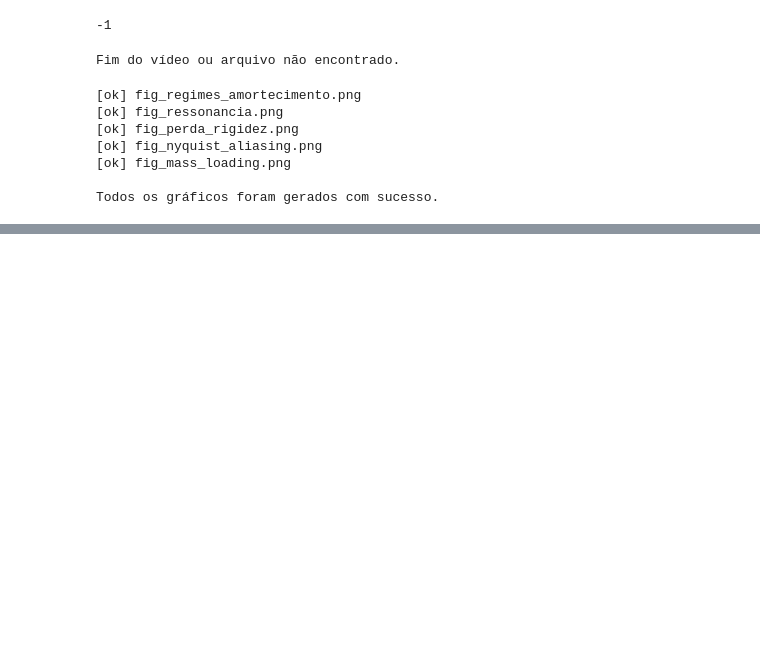
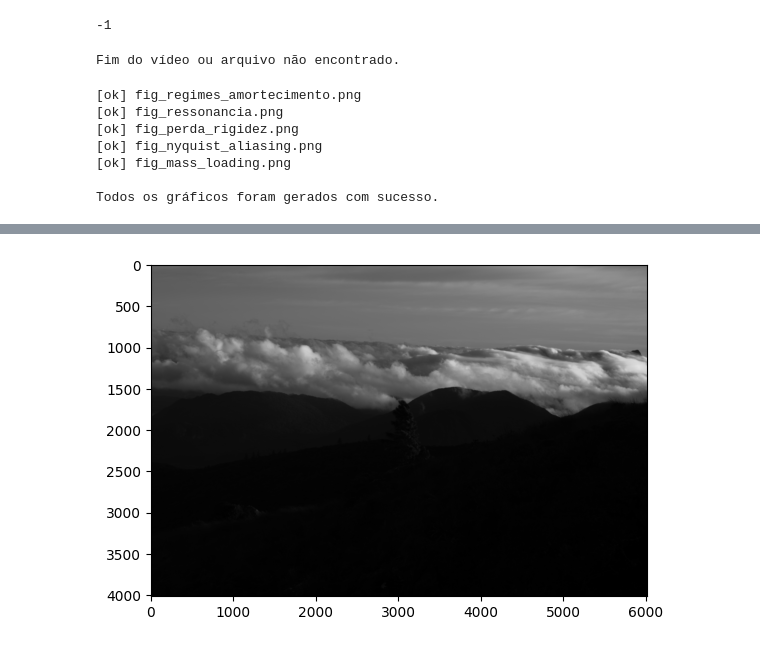
Before and after one commit to mumiavini/cv_vibrometry, a Jupyter notebook: Code/opa main.ipynb, the cells around one changed output, grey strips where cells are left out. Cells and saved outputs as stored; diff of their text form; code cells hidden in the pictures; blank space fills up the shorter version.

Commit message:
Testting nef image

```diff
--- a/main.ipynb
+++ b/Code/opa main.ipynb
@@ -1040,0 +1054,11 @@ Todos os gráficos foram gerados com sucesso.
+# %%
+import rawpy
+import matplotlib.pyplot as plt
+
+with rawpy.imread(r'C:\soft\cv_vibrometry\Code\EUR_1584.NEF') as raw:
+    bayer_pattern = raw.raw_image.copy()
+
+plt.imshow(bayer_pattern, cmap='gray')
+plt.show()
+# %% [output]
+[figure, added]
```
Also changed, not shown: parts of 7 cells of this notebook, 1 other file.
